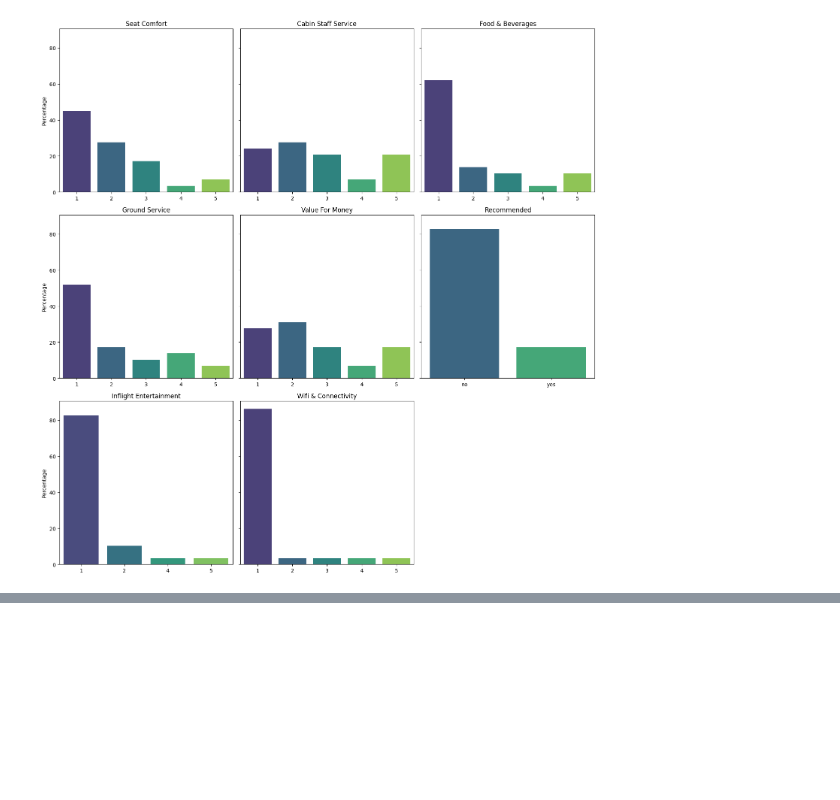
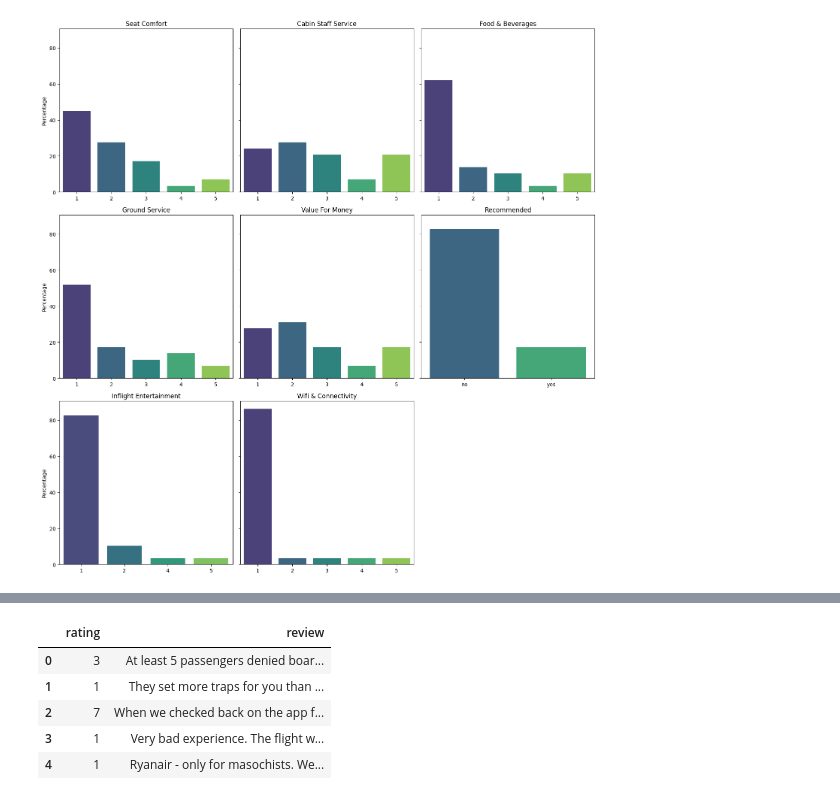
Before and after one commit to Gwme13/Business-project, a Jupyter notebook: Project.ipynb, the cells around one changed output, grey strips where cells are left out. Saved outputs shown, nothing was run; the diff lists cells and outputs as text; code cells hidden in the pictures; blank space fills up the shorter version.

```diff
--- a/Project.ipynb
+++ b/Project.ipynb
@@ -993,0 +1003,11 @@ Passing `palette` without assigning `hue` is deprecated and will be removed in v
+# %%
+ryanair_df = ryanair_df[['rating', 'review']]
+
+ryanair_df.head()
+# %% [output]
+|  | rating | review |
+| 0 | 3 | At least 5 passengers denied boar... |
+| 1 | 1 | They set more traps for you than ... |
+| 2 | 7 | When we checked back on the app f... |
+| 3 | 1 | Very bad experience. The flight w... |
+| 4 | 1 | Ryanair - only for masochists. We... |
```
Also changed, not shown: parts of 11 cells of this notebook, 3 other files.
